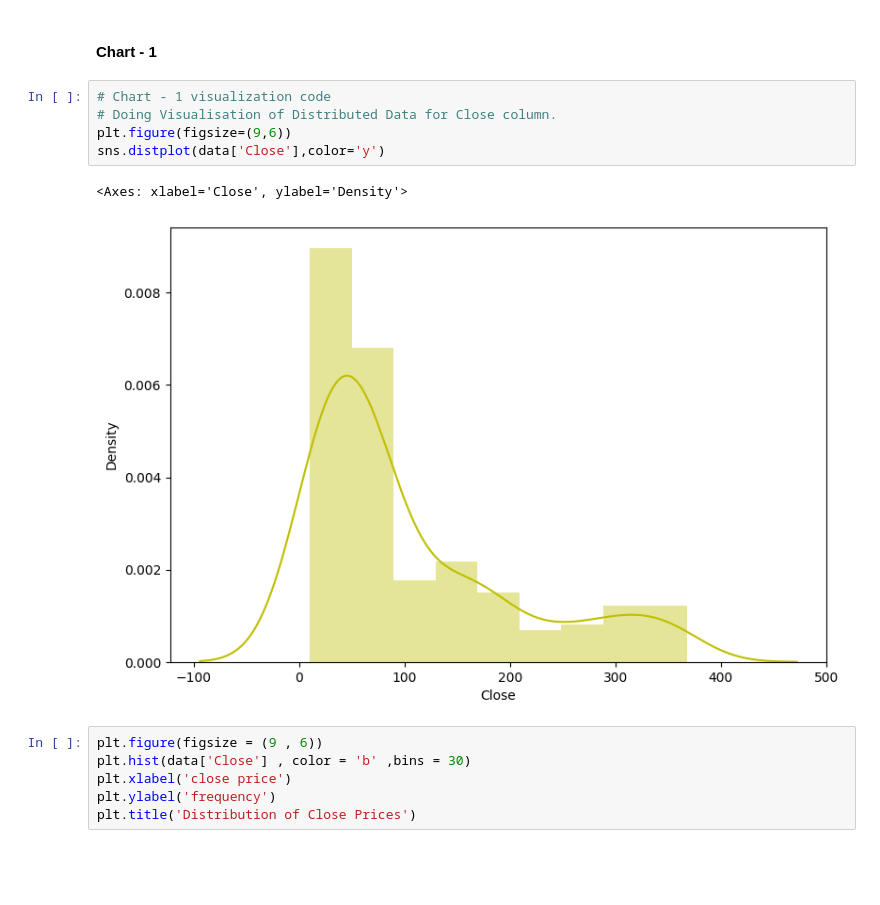
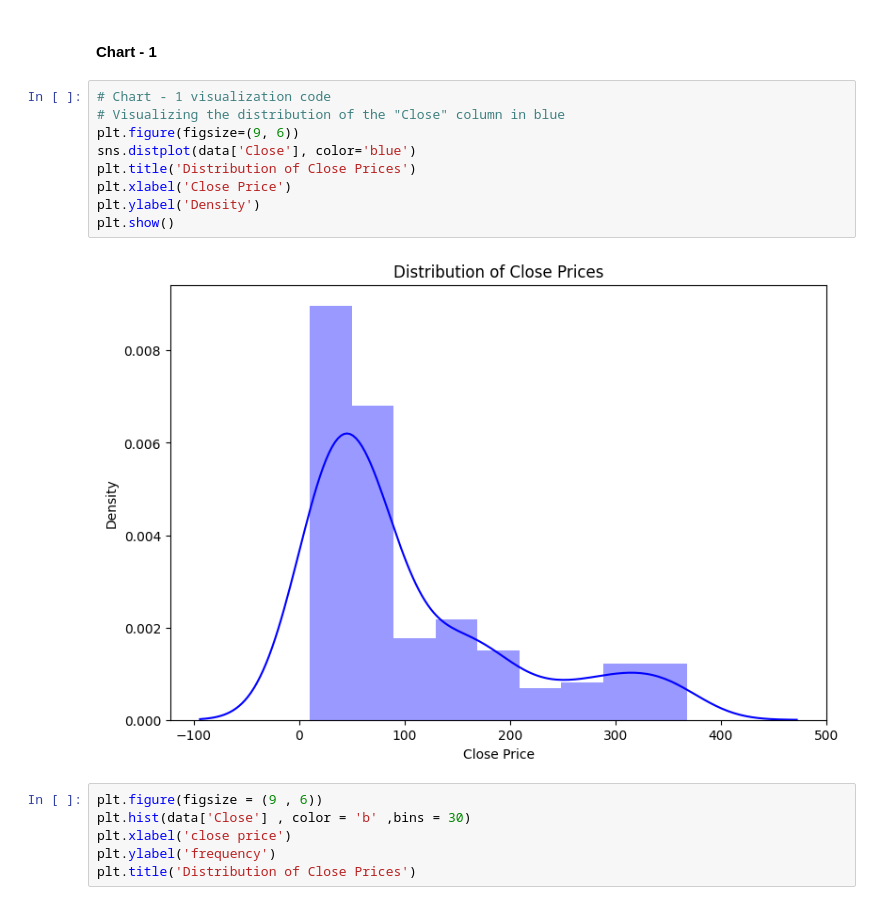
Before and after one commit to Satyabrata117/Yes-Bank-Stock-Closing-Price-Predictor, a Jupyter notebook: Yes_Bank_Stock_Closing_Price_Predictor.ipynb, the cells around one changed output. Saved outputs shown, nothing was run; the diff lists cells and outputs as text; blank space fills up the shorter version.

```diff
--- a/Yes_Bank_Stock_Closing_Price_Predictor.ipynb
+++ b/Yes_Bank_Stock_Closing_Price_Predictor.ipynb
@@ -301,12 +320,15 @@ Converted Date column to Date Format by using Datetime Library. To get better vi
 #### Chart - 1
 # %%
 # Chart - 1 visualization code
-# Doing Visualisation of Distributed Data for Close column.
-plt.figure(figsize=(9,6))
-sns.distplot(data['Close'],color='y')
+# Visualizing the distribution of the "Close" column in blue
+plt.figure(figsize=(9, 6))
+sns.distplot(data['Close'], color='blue')
+plt.title('Distribution of Close Prices')
+plt.xlabel('Close Price')
+plt.ylabel('Density')
+plt.show()
 # %% [output]
-<Axes: xlabel='Close', ylabel='Density'>
-[figure, old version]
+[figure, new version]
 # %%
 plt.figure(figsize = (9 , 6))
 plt.hist(data['Close'] , color = 'b' ,bins = 30)
```
Also changed, not shown: parts of 120 cells of this notebook.
